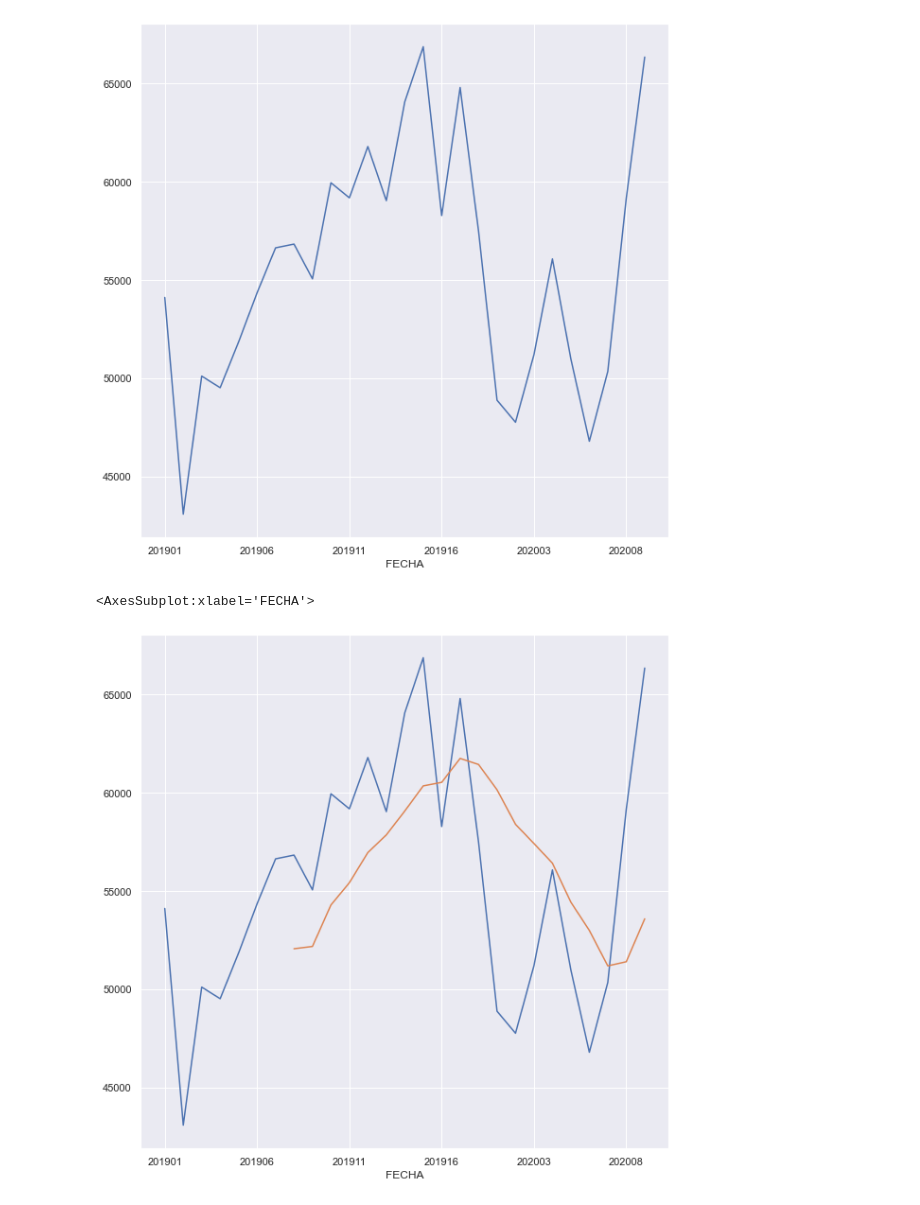
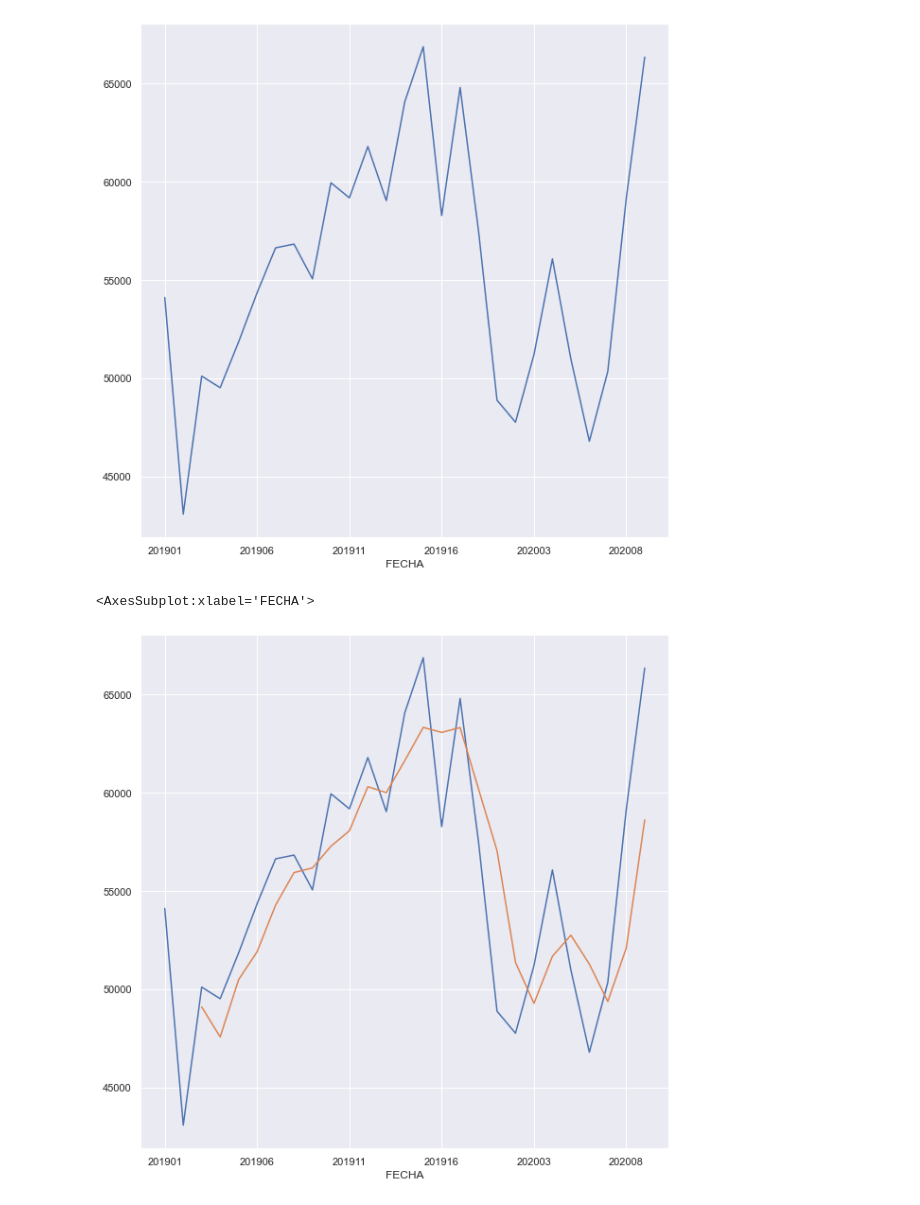
Before and after one commit to ignacio1511/Azzorti-Challenge, a Jupyter notebook: pregunta3.ipynb, the cells around one changed output. Drawn from its saved outputs; the diff is of its cells as text; code cells hidden in the pictures.

```diff
--- a/pregunta3.ipynb
+++ b/pregunta3.ipynb
@@ -96,7 +96,7 @@ Se busca analizar las variables y encontrar corelaciones para armar el modelo
 
 *La suma de los pedidos por grupo representa el 30% de las ventas totales
 # %%
-sns.set(rc={"figure.figsize":(28, 8)})
+sns.set(rc={"figure.figsize":(10, 8)})
 # %%
 ## Se graficaron los pedidos totales para los grupos del 1 al 10
 for i in range(1,11):
@@ -127,6 +127,8 @@ sns.scatterplot(data=df, x='CAMPAÑA', y= 'PEDIDOS_TOTALES',palette='Set2' )
 ---
 # %%
 ## Se analizaron los pedidos totales por grupo uno a uno para ver la distribucion de los datos
+sns.set(rc={"figure.figsize":(8, 8)})
+
 
 sns.scatterplot(data=df, x='GRUPO_1', y= f'PEDIDOS_TOTALES',palette='Set2' ) #ok (corr = 0.53)
 # %% [output]
@@ -310,8 +328,8 @@ df["PEDIDOS_TOTALES"].plot(figsize =(10,10))
 [figure]
 # %%
 df["PEDIDOS_TOTALES"].plot(figsize =(10,10))
-df['PEDIDOS_TOTALES'].rolling(window=8).mean().plot()
+df['PEDIDOS_TOTALES'].rolling(window=3).mean().plot()
 # %% [output]
 <AxesSubplot:xlabel='FECHA'>
-[figure, old version]
+[figure, new version]
 # %%
```
Also changed, not shown: parts of 39 cells of this notebook.
